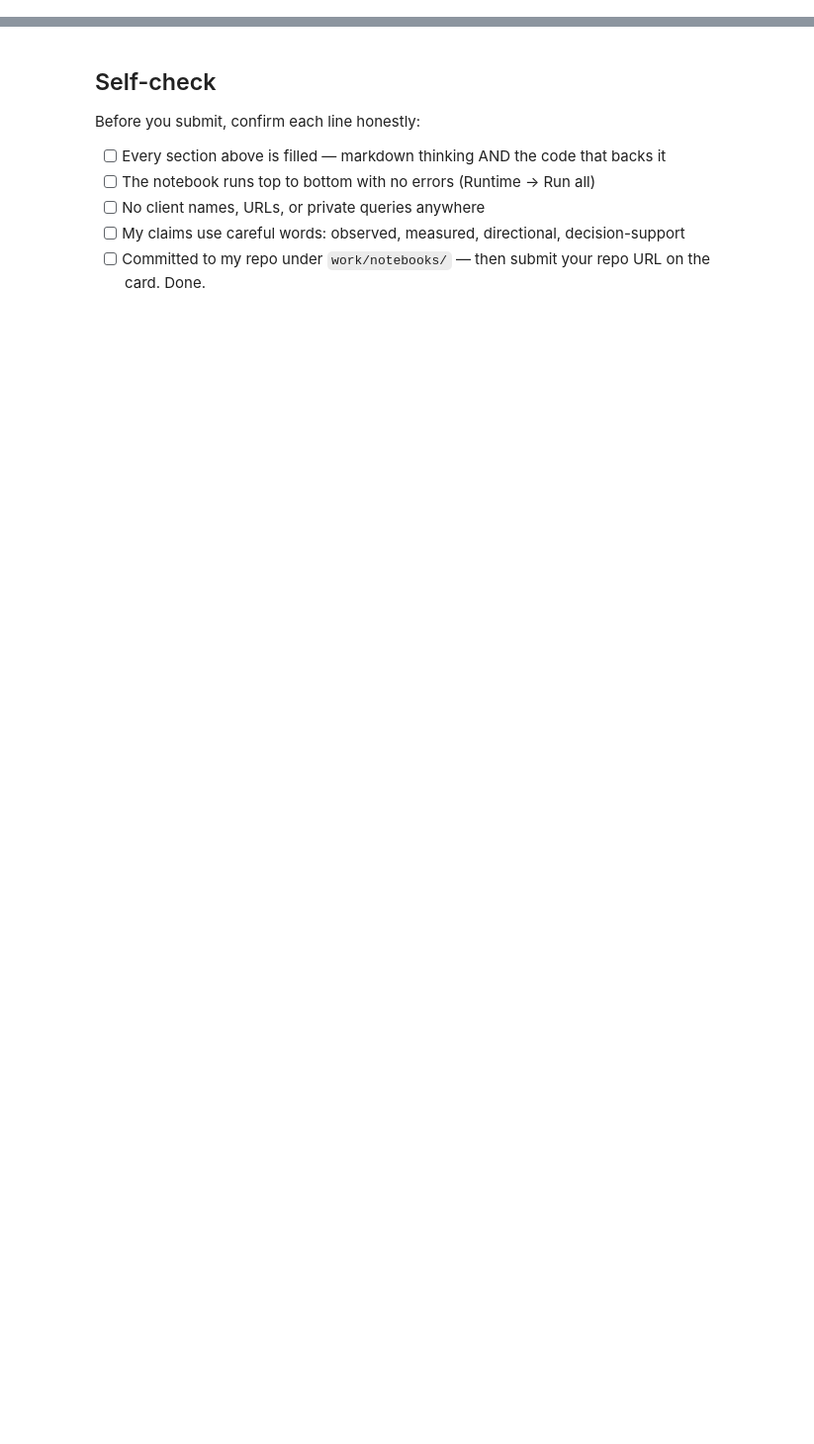
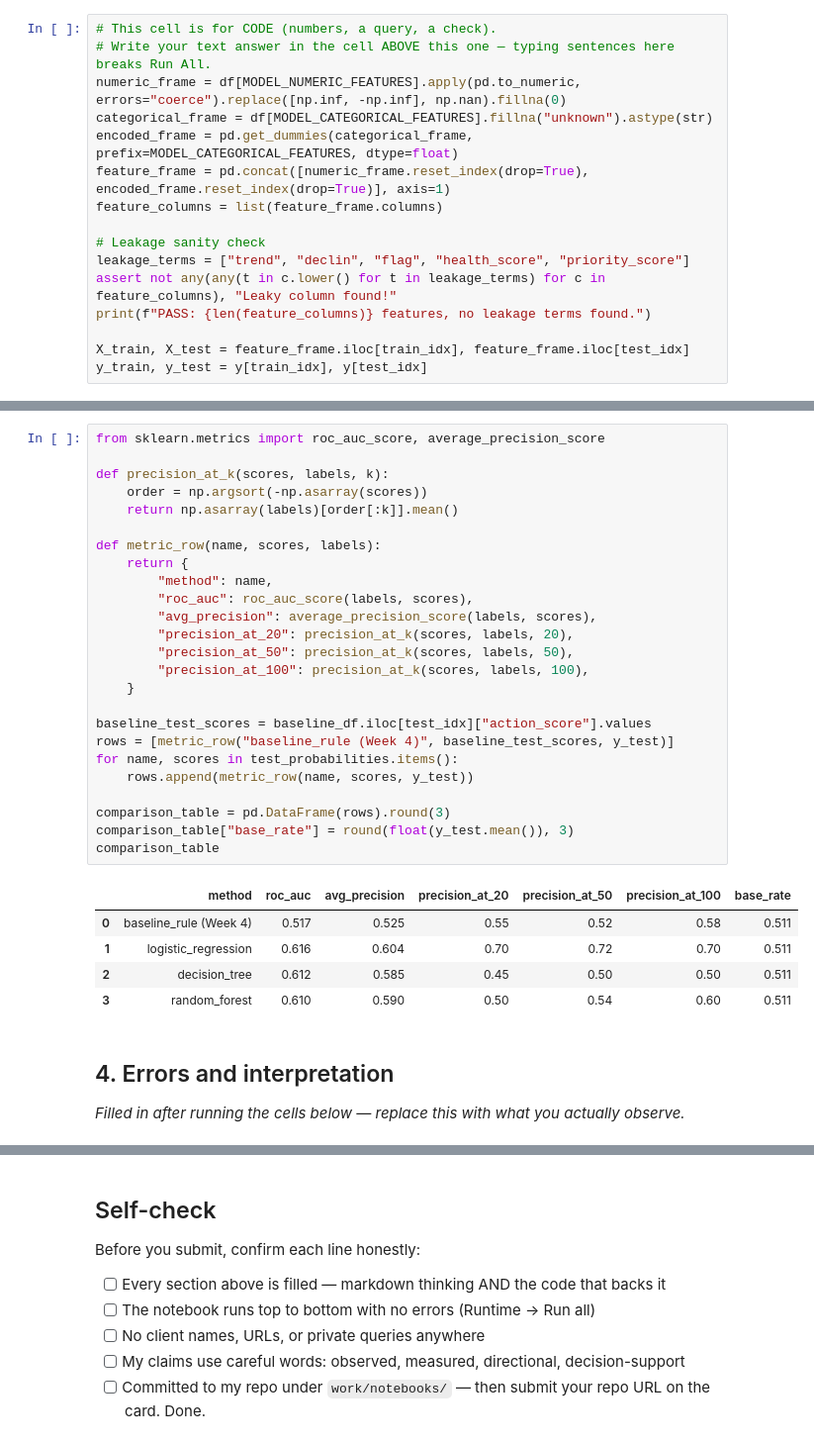
Before and after one commit to 13aakash/flyrank-ml-internship, a Jupyter notebook: work/notebooks/w05_model.ipynb, the cells around one changed output, grey strips where cells are left out. Shown at 99% size. Cells and saved outputs as stored; diff of their text form; blank space fills up the shorter version.

```diff
--- a/work/notebooks/w05_model.ipynb
+++ b/work/notebooks/w05_model.ipynb
@@ -19,0 +176,16 @@ This skeleton is yours to fill. Work the sections **in order** — each one has
+# %%
+# This cell is for CODE (numbers, a query, a check).
+# Write your text answer in the cell ABOVE this one — typing sentences here breaks Run All.
+numeric_frame = df[MODEL_NUMERIC_FEATURES].apply(pd.to_numeric, errors="coerce").replace([np.inf, -np.inf], np.nan).fillna(0)
+categorical_frame = df[MODEL_CATEGORICAL_FEATURES].fillna("unknown").astype(str)
+encoded_frame = pd.get_dummies(categorical_frame, prefix=MODEL_CATEGORICAL_FEATURES, dtype=float)
+feature_frame = pd.concat([numeric_frame.reset_index(drop=True), encoded_frame.reset_index(drop=True)], axis=1)
+feature_columns = list(feature_frame.columns)
+
+# Leakage sanity check
+leakage_terms = ["trend", "declin", "flag", "health_score", "priority_score"]
+assert not any(any(t in c.lower() for t in leakage_terms) for c in feature_columns), "Leaky column found!"
+print(f"PASS: {len(feature_columns)} features, no leakage terms found.")
+
+X_train, X_test = feature_frame.iloc[train_idx], feature_frame.iloc[test_idx]
+y_train, y_test = y[train_idx], y[test_idx]
@@ -20,3 +219,38 @@ This skeleton is yours to fill. Work the sections **in order** — each one has
+# %%
+from sklearn.metrics import roc_auc_score, average_precision_score
+
+def precision_at_k(scores, labels, k):
+    order = np.argsort(-np.asarray(scores))
+    return np.asarray(labels)[order[:k]].mean()
+
+def metric_row(name, scores, labels):
+    return {
+        "method": name,
+        "roc_auc": roc_auc_score(labels, scores),
+        "avg_precision": average_precision_score(labels, scores),
+        "precision_at_20": precision_at_k(scores, labels, 20),
+        "precision_at_50": precision_at_k(scores, labels, 50),
+        "precision_at_100": precision_at_k(scores, labels, 100),
+    }
+
+baseline_test_scores = baseline_df.iloc[test_idx]["action_score"].values
+rows = [metric_row("baseline_rule (Week 4)", baseline_test_scores, y_test)]
+for name, scores in test_probabilities.items():
+    rows.append(metric_row(name, scores, y_test))
+
+comparison_table = pd.DataFrame(rows).round(3)
+comparison_table["base_rate"] = round(float(y_test.mean()), 3)
+comparison_table
+# %% [output]
+|  | method | roc_auc | avg_precision | precision_at_20 | precision_at_50 | precision_at_100 | base_rate |
+| 0 | baseline_rule (Week 4) | 0.517 | 0.525 | 0.55 | 0.52 | 0.58 | 0.511 |
+| 1 | logistic_regression | 0.616 | 0.604 | 0.70 | 0.72 | 0.70 | 0.511 |
+| 2 | decision_tree | 0.612 | 0.585 | 0.45 | 0.50 | 0.50 | 0.511 |
+| 3 | random_forest | 0.610 | 0.590 | 0.50 | 0.54 | 0.60 | 0.511 |
+# %% [markdown]
+## 4. Errors and interpretation
+
+*Filled in after running the cells below — replace this with what you actually observe.*
 # %%
 # This cell is for CODE (numbers, a query, a check).
 # Write your text answer in the cell ABOVE this one — typing sentences here breaks Run All.
```
Also changed, not shown: parts of 19 cells of this notebook.
